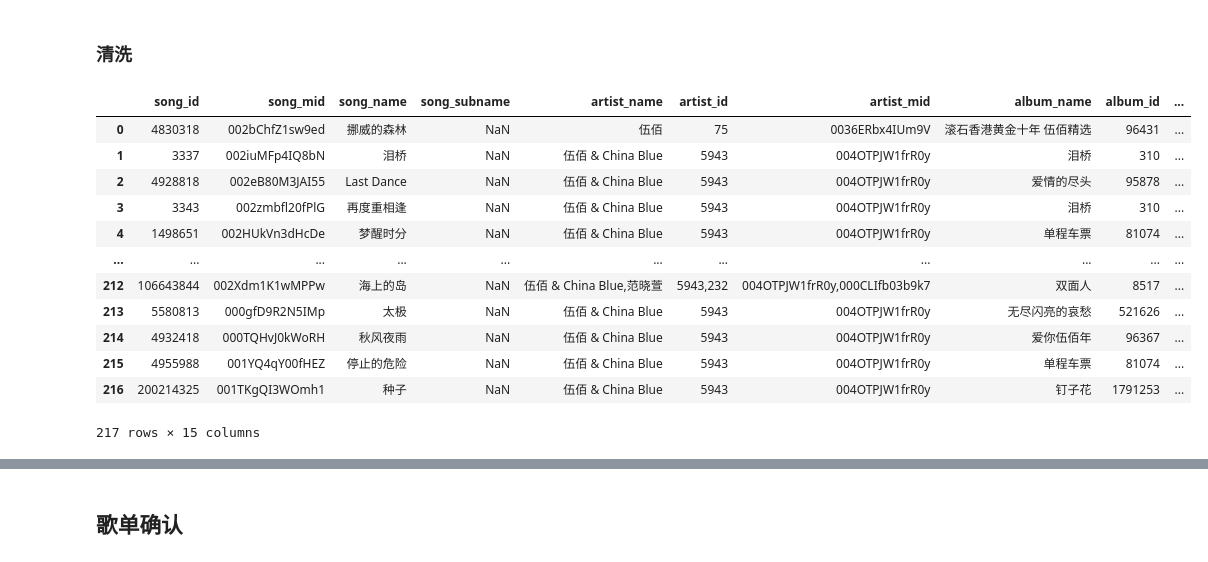
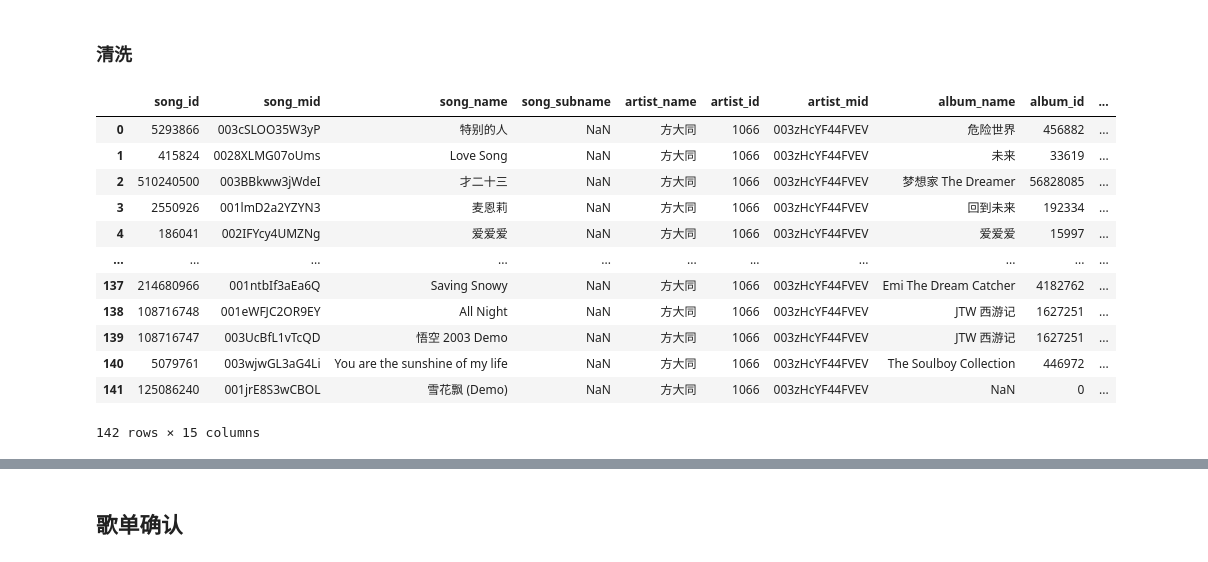
Before and after one commit to Kofi-W/net_charts, a Jupyter notebook: songs/data_crawler_qq_no_album.ipynb, the cells around one changed output, grey strips where cells are left out. Cells and saved outputs as stored; diff of their text form; code cells hidden in the pictures.

```diff
--- a/songs/data_crawler_qq_no_album.ipynb
+++ b/songs/data_crawler_qq_no_album.ipynb
@@ -11,3 +13,5 @@ sys.path.append('..')
 
 from data_crawler import  get_songs_data_raw, get_all_songs_lyric, clear_and_save_lyric
 from songs_libs import format_timestamp, SongDataCleaner
+# %%
+albums_to_delete = ['声生不息', '我歌', '中国梦', '谁是大歌神', '梦想的声音', '我是歌手', 'JJ的咖啡调调', '不凡的改变', '“17聚幸福”江苏卫视2017跨年演唱会', '江苏卫视', '湖南卫视', '浙江卫视', '启航2020', '2018中国蓝', '时光音乐会']
@@ -22,9 +65,11 @@ from songs_libs import format_timestamp, SongDataCleaner
 # singer = "李宇春"
 # max_page = 14
 
-file_path_prefix = "data/wubai/"
-singer = "伍佰"
+file_path_prefix = "data/fangdatong/"
+singer = "方大同"
 max_page = 10
+if not os.path.exists(file_path_prefix):
+    os.makedirs(file_path_prefix)
 # %% [markdown]
 ### 曲目采集
 # %%
@@ -59,31 +101,29 @@ df_song_data_raw_read[df_song_data_raw_read['song_name'].str.contains('-')]
 # %% [markdown]
 ### 清洗
-# %%
-albums_to_delete = ['声生不息', '我歌', '中国梦', '谁是大歌神', '梦想的声音', '我是歌手', 'JJ的咖啡调调', '不凡的改变', '“17聚幸福”江苏卫视2017跨年演唱会', '江苏卫视', '湖南卫视', '浙江卫视', '启航2020', '2018中国蓝']
 # %%
 # 删除live歌曲
 df_songs = SongDataCleaner.clear_live_songs(df_song_data_raw_read)
 # 歌曲名清洗
 df_songs = SongDataCleaner.clear_song_name(df_songs)
 # 仅含歌手独唱歌曲
-# df_songs = SongDataCleaner.clear_song_singer(df_songs, singer)
+df_songs = SongDataCleaner.clear_song_singer(df_songs, singer)
 # 删除晚会歌曲
 df_songs = SongDataCleaner.clear_song_tv_show(df_songs, albums_to_delete)
 df_songs = df_songs.drop_duplicates(subset=['song_name_pure'], keep='first').reset_index(drop=True)
 df_songs
 # %% [output]
 |  | song_id | song_mid | song_name | song_subname | artist_name | artist_id | artist_mid | album_name | album_id | ... |
-| 0 | 4830318 | 002bChfZ1sw9ed | 挪威的森林 | NaN | 伍佰 | 75 | 0036ERbx4IUm9V | 滚石香港黄金十年 伍佰精选 | 96431 | ... |
-| 1 | 3337 | 002iuMFp4IQ8bN | 泪桥 | NaN | 伍佰 & China Blue | 5943 | 004OTPJW1frR0y | 泪桥 | 310 | ... |
-| 2 | 4928818 | 002eB80M3JAI55 | Last Dance | NaN | 伍佰 & China Blue | 5943 | 004OTPJW1frR0y | 爱情的尽头 | 95878 | ... |
-| 3 | 3343 | 002zmbfl20fPlG | 再度重相逢 | NaN | 伍佰 & China Blue | 5943 | 004OTPJW1frR0y | 泪桥 | 310 | ... |
-| 4 | 1498651 | 002HUkVn3dHcDe | 梦醒时分 | NaN | 伍佰 & China Blue | 5943 | 004OTPJW1frR0y | 单程车票 | 81074 | ... |
+| 0 | 5293866 | 003cSLOO35W3yP | 特别的人 | NaN | 方大同 | 1066 | 003zHcYF44FVEV | 危险世界 | 456882 | ... |
+| 1 | 415824 | 0028XLMG07oUms | Love Song | NaN | 方大同 | 1066 | 003zHcYF44FVEV | 未来 | 33619 | ... |
+| 2 | 510240500 | 003BBkww3jWdeI | 才二十三 | NaN | 方大同 | 1066 | 003zHcYF44FVEV | 梦想家 The Dreamer | 56828085 | ... |
+| 3 | 2550926 | 001lmD2a2YZYN3 | 麦恩莉 | NaN | 方大同 | 1066 | 003zHcYF44FVEV | 回到未来 | 192334 | ... |
+| 4 | 186041 | 002IFYcy4UMZNg | 爱爱爱 | NaN | 方大同 | 1066 | 003zHcYF44FVEV | 爱爱爱 | 15997 | ... |
 | ... | ... | ... | ... | ... | ... | ... | ... | ... | ... | ... |
-| 212 | 106643844 | 002Xdm1K1wMPPw | 海上的岛 | NaN | 伍佰 & China Blue,范晓萱 | 5943,232 | 004OTPJW1frR0y,000CLIfb03b9k7 | 双面人 | 8517 | ... |
-| 213 | 5580813 | 000gfD9R2N5IMp | 太极 | NaN | 伍佰 & China Blue | 5943 | 004OTPJW1frR0y | 无尽闪亮的哀愁 | 521626 | ... |
-| 214 | 4932418 | 000TQHvJ0kWoRH | 秋风夜雨 | NaN | 伍佰 & China Blue | 5943 | 004OTPJW1frR0y | 爱你伍佰年 | 96367 | ... |
-| 215 | 4955988 | 001YQ4qY00fHEZ | 停止的危险 | NaN | 伍佰 & China Blue | 5943 | 004OTPJW1frR0y | 单程车票 | 81074 | ... |
-| 216 | 200214325 | 001TKgQI3WOmh1 | 种子 | NaN | 伍佰 & China Blue | 5943 | 004OTPJW1frR0y | 钉子花 | 1791253 | ... |
+| 137 | 214680966 | 001ntbIf3aEa6Q | Saving Snowy | NaN | 方大同 | 1066 | 003zHcYF44FVEV | Emi The Dream Catcher | 4182762 | ... |
+| 138 | 108716748 | 001eWFJC2OR9EY | All Night | NaN | 方大同 | 1066 | 003zHcYF44FVEV | JTW 西游记 | 1627251 | ... |
+| 139 | 108716747 | 003UcBfL1vTcQD | 悟空 2003 Demo | NaN | 方大同 | 1066 | 003zHcYF44FVEV | JTW 西游记 | 1627251 | ... |
+| 140 | 5079761 | 003wjwGL3aG4Li | You are the sunshine of my life | NaN | 方大同 | 1066 | 003zHcYF44FVEV | The Soulboy Collection | 446972 | ... |
+| 141 | 125086240 | 001jrE8S3wCBOL | 雪花飘 (Demo) | NaN | 方大同 | 1066 | 003zHcYF44FVEV | NaN | 0 | ... |
-217 rows × 15 columns
+142 rows × 15 columns
 # %%
 # 特别处理
```
Also changed, not shown: parts of 14 cells of this notebook, 7 other files.
